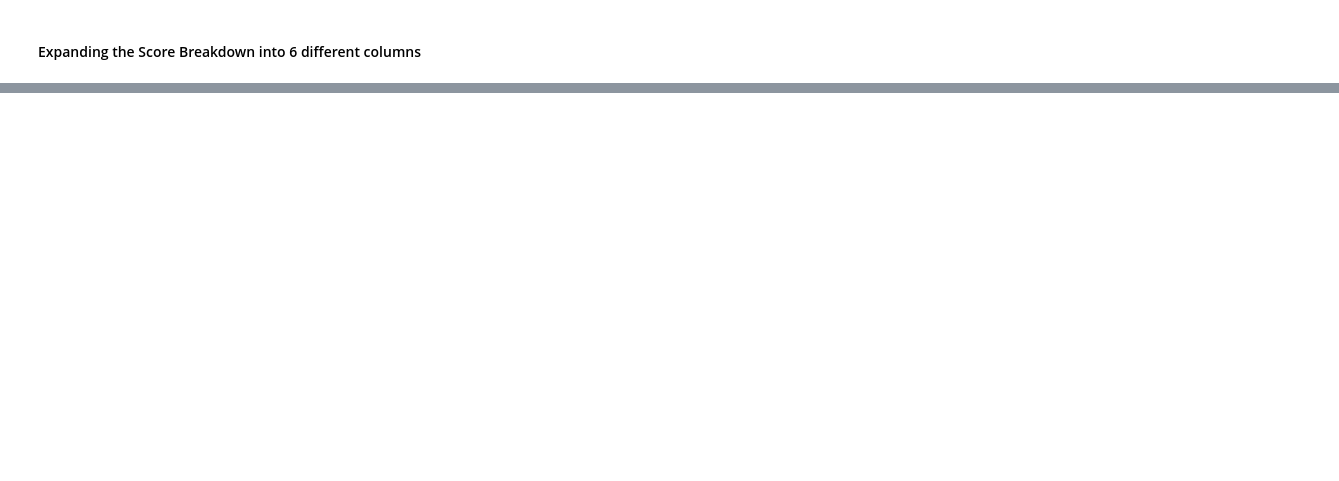
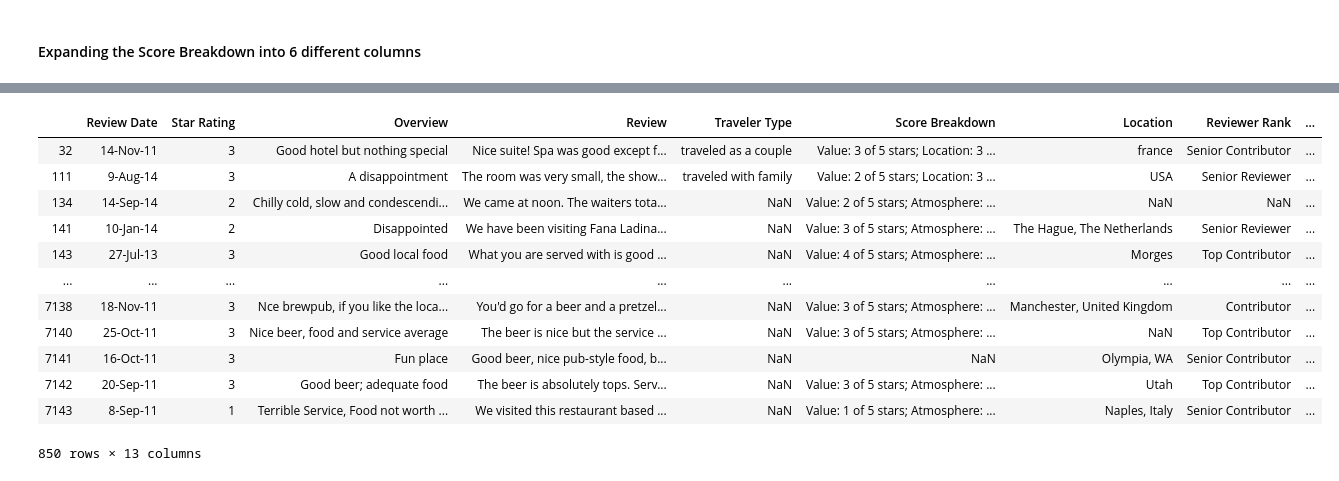
Before and after one commit to PokeRisotto/Hotel-reviews-NLP, a Jupyter notebook: Hotel-reviews-NLP.ipynb, the cells around one changed output, grey strips where cells are left out. Drawn from its saved outputs; the diff is of its cells as text; code cells hidden in the pictures; blank space fills up the shorter version.

```diff
--- a/Hotel-reviews-NLP.ipynb
+++ b/Hotel-reviews-NLP.ipynb
@@ -164,0 +232,19 @@ del df['Score Breakdown']
+# %%
+def process_text(raw_text):
+    letters_only = re.sub("[^a-zA-Z]", " ",raw_text)
+    words = letters_only.lower().split()
+
+    stops = set(stopwords.words("english"))
+    not_stop_words = [w for w in words if not w in stops]
+
+    wordnet_lemmatizer = WordNetLemmatizer()
+    lemmatized = [wordnet_lemmatizer.lemmatize(word) for word in not_stop_words]
+
+    stemmer = PorterStemmer()
+    stemmed = [stemmer.stem(word) for word in lemmatized]
+
+    return( " ".join( stemmed ))
+# %%
+# Cleaning the Overview
+df['clean_overview'] = df['Overview'].apply(lambda x: process_text(x))
+df.head()
@@ -164,0 +258,5 @@ del df['Score Breakdown']
+# %%
+# Cleaning the Review
+# Cleaning the Overview
+df['clean_review'] = df['Review'].apply(lambda x: process_text(x))
+df.head()
@@ -164,0 +273,7 @@ del df['Score Breakdown']
+# %%
+df['Target'] = np.nan
+for i in range(0,len(df)):
+    if df['Star Rating'][i] > 3:
+        df['Target'][i] = 1
+    else:
+        df['Target'][i] = 0
@@ -164,0 +288,16 @@ del df['Score Breakdown']
+# %%
+df[df.Target == 0]
+# %% [output]
+|  | Review Date | Star Rating | Overview | Review | Traveler Type | Score Breakdown | Location | Reviewer Rank | ... |
+| 32 | 14-Nov-11 | 3 | Good hotel but nothing special | Nice suite! Spa was good except f... | traveled as a couple | Value: 3 of 5 stars; Location: 3 ... | france | Senior Contributor | ... |
+| 111 | 9-Aug-14 | 3 | A disappointment | The room was very small, the show... | traveled with family | Value: 2 of 5 stars; Location: 3 ... | USA | Senior Reviewer | ... |
+| 134 | 14-Sep-14 | 2 | Chilly cold, slow and condescendi... | We came at noon. The waiters tota... | NaN | Value: 2 of 5 stars; Atmosphere: ... | NaN | NaN | ... |
+| 141 | 10-Jan-14 | 2 | Disappointed | We have been visiting Fana Ladina... | NaN | Value: 3 of 5 stars; Atmosphere: ... | The Hague, The Netherlands | Senior Reviewer | ... |
+| 143 | 27-Jul-13 | 3 | Good local food | What you are served with is good ... | NaN | Value: 4 of 5 stars; Atmosphere: ... | Morges | Top Contributor | ... |
+| ... | ... | ... | ... | ... | ... | ... | ... | ... | ... |
+| 7138 | 18-Nov-11 | 3 | Nce brewpub, if you like the loca... | You'd go for a beer and a pretzel... | NaN | Value: 3 of 5 stars; Atmosphere: ... | Manchester, United Kingdom | Contributor | ... |
+| 7140 | 25-Oct-11 | 3 | Nice beer, food and service average | The beer is nice but the service ... | NaN | Value: 3 of 5 stars; Atmosphere: ... | NaN | Top Contributor | ... |
+| 7141 | 16-Oct-11 | 3 | Fun place | Good beer, nice pub-style food, b... | NaN | NaN | Olympia, WA | Senior Contributor | ... |
+| 7142 | 20-Sep-11 | 3 | Good beer; adequate food | The beer is absolutely tops. Serv... | NaN | Value: 3 of 5 stars; Atmosphere: ... | Utah | Top Contributor | ... |
+| 7143 | 8-Sep-11 | 1 | Terrible Service, Food not worth ... | We visited this restaurant based ... | NaN | Value: 1 of 5 stars; Atmosphere: ... | Naples, Italy | Senior Contributor | ... |
+850 rows × 13 columns
```
Also changed, not shown: parts of 15 cells of this notebook, 1 other file.
